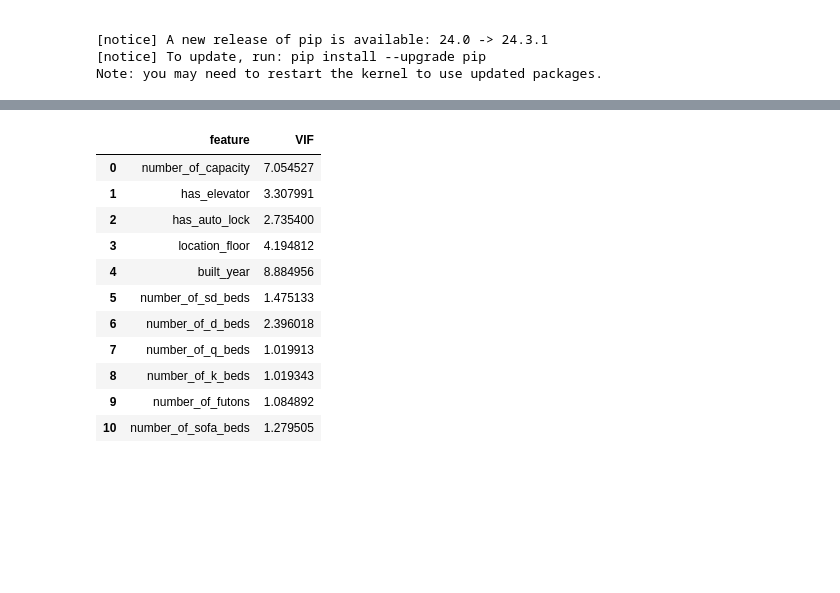
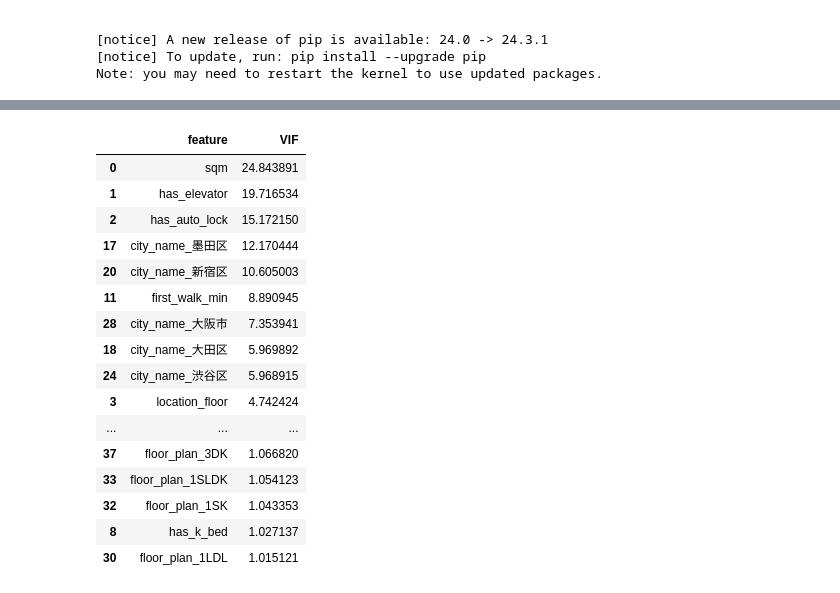
Before and after one commit to myuon/rm-listing-sales-analysis, a Jupyter notebook: analyze.ipynb, the cells around one changed output, grey strips where cells are left out. Cells and saved outputs as stored; diff of their text form; code cells hidden in the pictures; blank space fills up the shorter version.

```diff
--- a/analyze.ipynb
+++ b/analyze.ipynb
@@ -136,0 +155,4 @@ Length: 193, dtype: int64
+# %%
+# built_yearは築年数に変換
+
+df['built_year'] = 2024 - df['built_year']
@@ -165,0 +261,37 @@ X = df[features]
+# %%
+# 説明変数の定義
+features = [
+    'sqm',
+    # 'number_of_capacity',
+    'has_elevator',
+    'has_auto_lock',
+    'location_floor',
+    'built_year',
+    'has_sd_bed',
+    'has_d_bed',
+    'has_q_bed',
+    'has_k_bed',
+    'has_futon',
+    'has_sofa_bed',
+    'first_walk_min',
+]
+# features += [col for col in df.columns if col.startswith('stay_operation_type_')]
+# features += [col for col in df.columns if col.startswith('prefecture_name')]
+
+# city_nameを追加
+features += [col for col in df.columns if col.startswith('city_name')]
+
+# city_nameで始まるもののうち、city_name_大阪市から始まるものはまとめる: いずれかのcity_nameの部分がtrueならば、city_name_大阪市もtrue
+df['city_name_大阪市'] = df[[col for col in df.columns if col.startswith('city_name_大阪市')]].any(axis=1)
+features = [col for col in features if not col.startswith('city_name_大阪市')]
+features += ['city_name_大阪市']
+
+df.drop(columns=[col for col in df.columns if col.startswith('city_name_大阪市') and col != 'city_name_大阪市'], inplace=True)
+
+features += [col for col in df.columns if col.startswith('floor_plan')]
+
+# features += [col for col in df.columns if col.startswith('first_line')]
+
+X = df[features].astype(float)
+
+features
@@ -184,26 +353,31 @@ cor
 # %%
 # VIFの計算
 
 import pandas as pd
 from statsmodels.stats.outliers_influence import variance_inflation_factor
 
 # VIFの計算
 vif_data = pd.DataFrame()
 vif_data["feature"] = X.columns
 vif_data["VIF"] = [variance_inflation_factor(X.values, i) for i in range(X.shape[1])]
 
-vif_data
+vif_data.sort_values('VIF', ascending=False)
 # %% [output]
 |  | feature | VIF |
-| 0 | number_of_capacity | 7.054527 |
-| 1 | has_elevator | 3.307991 |
-| 2 | has_auto_lock | 2.735400 |
-| 3 | location_floor | 4.194812 |
-| 4 | built_year | 8.884956 |
-| 5 | number_of_sd_beds | 1.475133 |
-| 6 | number_of_d_beds | 2.396018 |
-| 7 | number_of_q_beds | 1.019913 |
-| 8 | number_of_k_beds | 1.019343 |
-| 9 | number_of_futons | 1.084892 |
-| 10 | number_of_sofa_beds | 1.279505 |
+| 0 | sqm | 24.843891 |
+| 1 | has_elevator | 19.716534 |
+| 2 | has_auto_lock | 15.172150 |
+| 17 | city_name_墨田区 | 12.170444 |
+| 20 | city_name_新宿区 | 10.605003 |
+| 11 | first_walk_min | 8.890945 |
+| 28 | city_name_大阪市 | 7.353941 |
+| 18 | city_name_大田区 | 5.969892 |
+| 24 | city_name_渋谷区 | 5.968915 |
+| 3 | location_floor | 4.742424 |
+| ... | ... | ... |
+| 37 | floor_plan_3DK | 1.066820 |
+| 33 | floor_plan_1SLDK | 1.054123 |
+| 32 | floor_plan_1SK | 1.043353 |
+| 8 | has_k_bed | 1.027137 |
+| 30 | floor_plan_1LDL | 1.015121 |
 # %%
```
Also changed, not shown: parts of 17 cells of this notebook, 1 other file.
